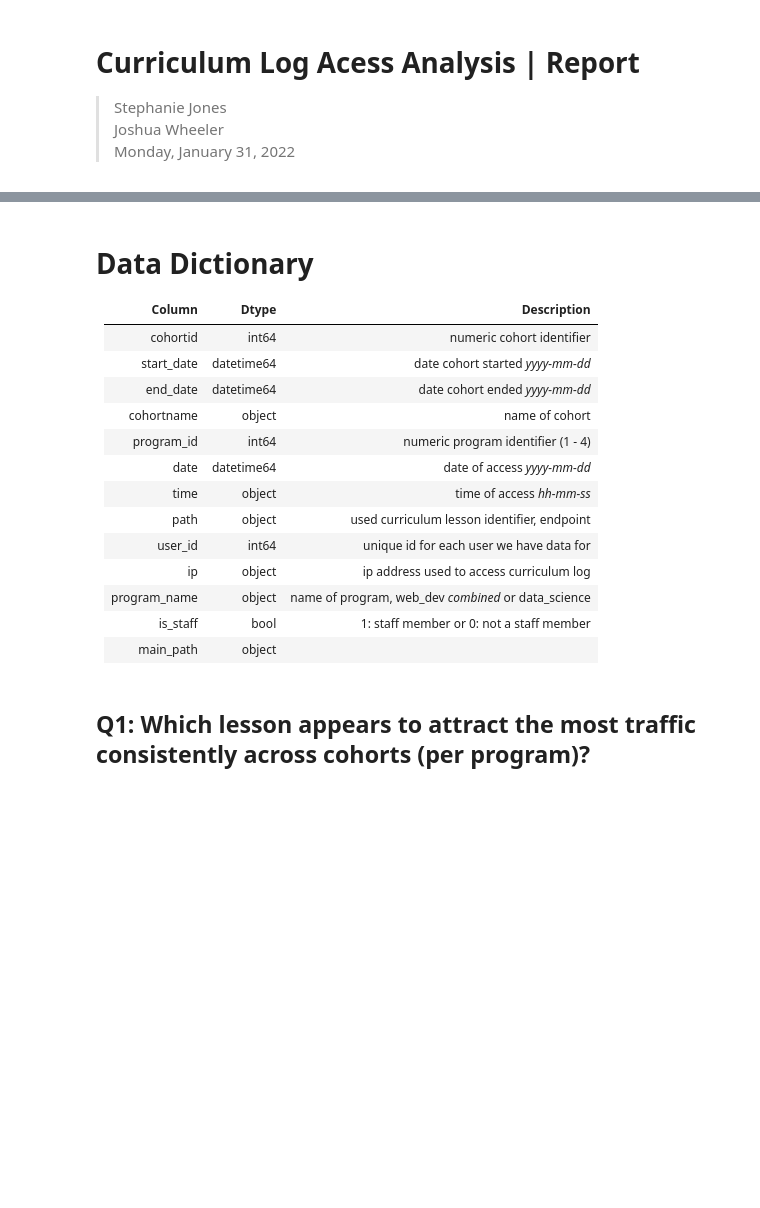
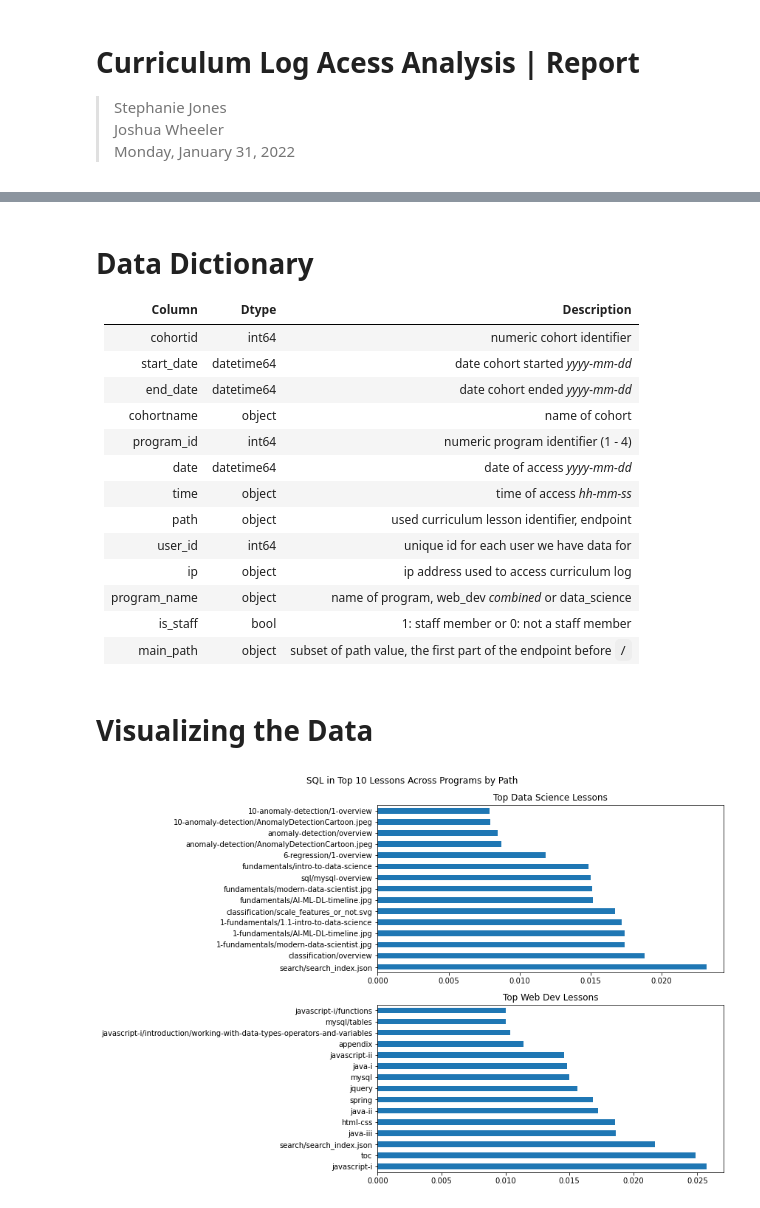
Before and after one commit to jones-wheeler/server_log_anamoly-detection, a Jupyter notebook: 00_log-analysis_final-notebook.ipynb, the cells around one changed output, grey strips where cells are left out. Saved outputs shown, nothing was run; the diff lists cells and outputs as text; code cells hidden in the pictures; blank space fills up the shorter version.

```diff
--- a/00_log-analysis_final-notebook.ipynb
+++ b/00_log-analysis_final-notebook.ipynb
@@ -18,3 +18,6 @@ import seaborn as sns
 import wrangle
 
 from env import geo_key
+# %%
+# acquiring prepared data from wrangle module
+df = wrangle.get_curriculum_logs_data()
@@ -95,6 +100,26 @@ Column | Dtype | Description
  ip | object | ip address used to access curriculum log
  program_name | object |  name of program, web_dev *combined* or data_science
  is_staff | bool |  1: staff member or 0: not a staff member
- main_path | object |
+ main_path | object |  subset of path value, the first part of the endpoint before `/`
-# %% [markdown]
-## Q1: Which lesson appears to attract the most traffic consistently across cohorts (per program)?
+# %% [markdown]
+# Visualizing the Data
+# %%
+# setting figure size
+plt.figure(figsize = (12, 8))
+
+# subplot 1 (top) data science lessons
+plt.subplot(2, 1, 1)
+df[(df.program_name == 'data_science') & (df.path != '/')].path.value_counts(sorted).head(15).plot.barh()
+plt.title('Top Data Science Lessons')
+
+# subplot 2 (bottom) web dev lesson
+plt.subplot(2, 1, 2)
+df[(df.program_name == 'web_dev') & (df.path != '/')].path.value_counts(sorted).head(15).plot.barh()
+plt.title('Top Web Dev Lessons')
+
+# figure title
+plt.suptitle('SQL in Top 10 Lessons Across Programs by Path')
+plt.tight_layout()
+plt.show();
+# %% [output]
+[figure, added]
```
Also changed, not shown: parts of 2 cells of this notebook.
